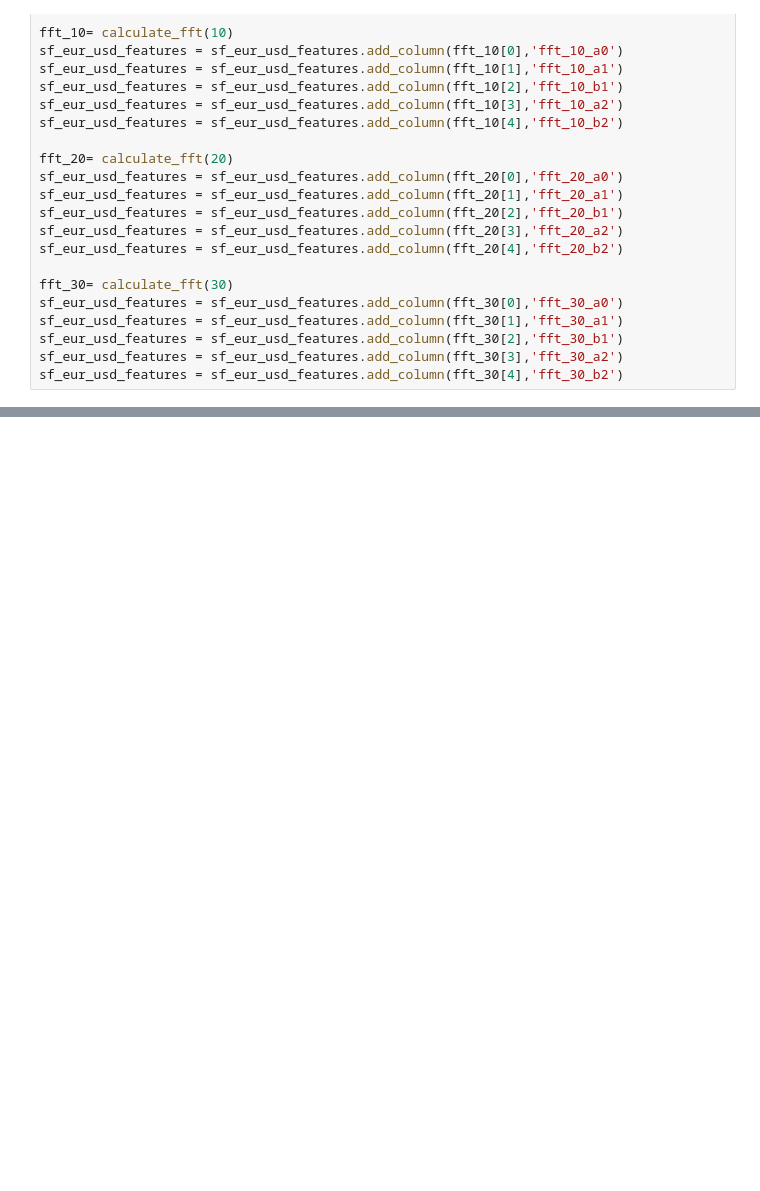
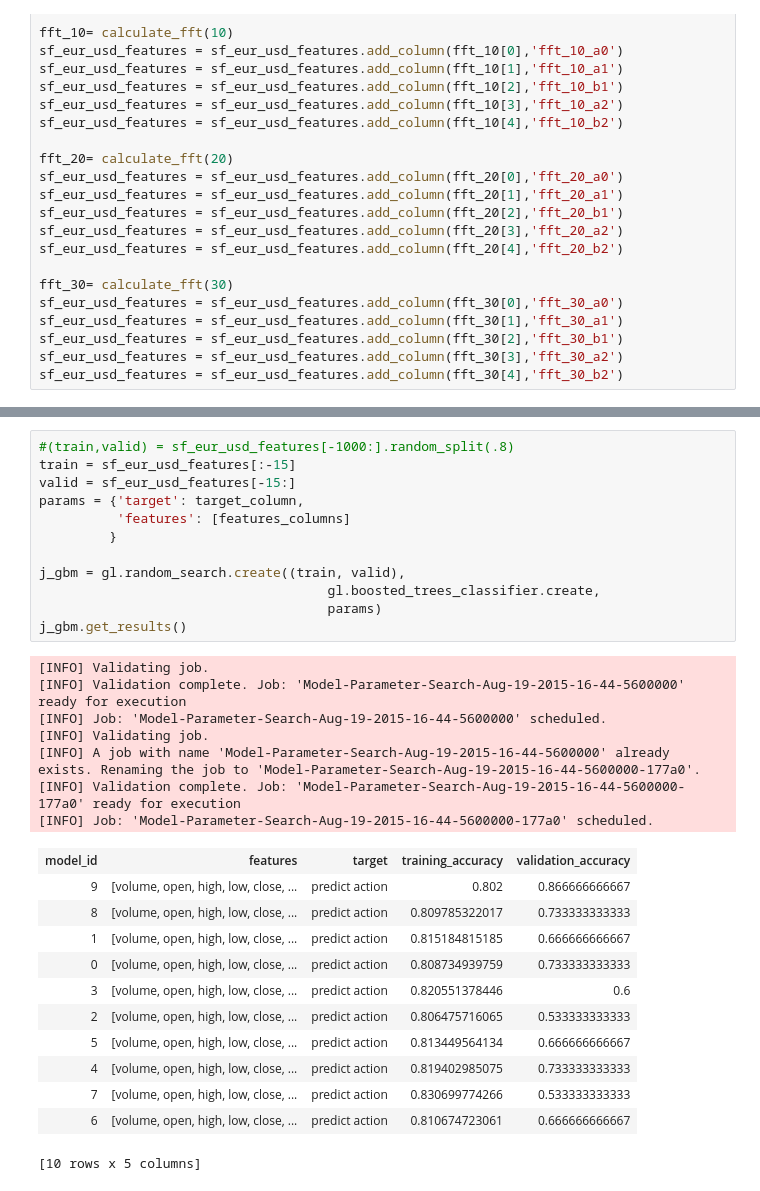
Before and after one commit to yuecong/autotrade, a Jupyter notebook: autotrade_gl_version.ipynb, the cells around one changed output, grey strips where cells are left out. Cells and saved outputs as stored; diff of their text form; blank space fills up the shorter version.

```diff
--- a/autotrade_gl_version.ipynb
+++ b/autotrade_gl_version.ipynb
@@ -526,0 +619,32 @@ Opening Canvas in default web browser.
+# %%
+#(train,valid) = sf_eur_usd_features[-1000:].random_split(.8)
+train = sf_eur_usd_features[:-15]
+valid = sf_eur_usd_features[-15:]
+params = {'target': target_column,
+          'features': [features_columns]
+         }
+
+j_gbm = gl.random_search.create((train, valid),
+                                     gl.boosted_trees_classifier.create,
+                                     params)
+j_gbm.get_results()
+# %% [output]
+[INFO] Validating job.
+[INFO] Validation complete. Job: 'Model-Parameter-Search-Aug-19-2015-16-44-5600000' ready for execution
+[INFO] Job: 'Model-Parameter-Search-Aug-19-2015-16-44-5600000' scheduled.
+[INFO] Validating job.
+[INFO] A job with name 'Model-Parameter-Search-Aug-19-2015-16-44-5600000' already exists. Renaming the job to 'Model-Parameter-Search-Aug-19-2015-16-44-5600000-177a0'.
+[INFO] Validation complete. Job: 'Model-Parameter-Search-Aug-19-2015-16-44-5600000-177a0' ready for execution
+[INFO] Job: 'Model-Parameter-Search-Aug-19-2015-16-44-5600000-177a0' scheduled.
+| model_id | features | target | training_accuracy | validation_accuracy |
+| 9 | [volume, open, high, low, close, ... | predict action | 0.802 | 0.866666666667 |
+| 8 | [volume, open, high, low, close, ... | predict action | 0.809785322017 | 0.733333333333 |
+| 1 | [volume, open, high, low, close, ... | predict action | 0.815184815185 | 0.666666666667 |
+| 0 | [volume, open, high, low, close, ... | predict action | 0.808734939759 | 0.733333333333 |
+| 3 | [volume, open, high, low, close, ... | predict action | 0.820551378446 | 0.6 |
+| 2 | [volume, open, high, low, close, ... | predict action | 0.806475716065 | 0.533333333333 |
+| 5 | [volume, open, high, low, close, ... | predict action | 0.813449564134 | 0.666666666667 |
+| 4 | [volume, open, high, low, close, ... | predict action | 0.819402985075 | 0.733333333333 |
+| 7 | [volume, open, high, low, close, ... | predict action | 0.830699774266 | 0.533333333333 |
+| 6 | [volume, open, high, low, close, ... | predict action | 0.810674723061 | 0.666666666667 |
+[10 rows x 5 columns]
```
Also changed, not shown: parts of 17 cells of this notebook.
